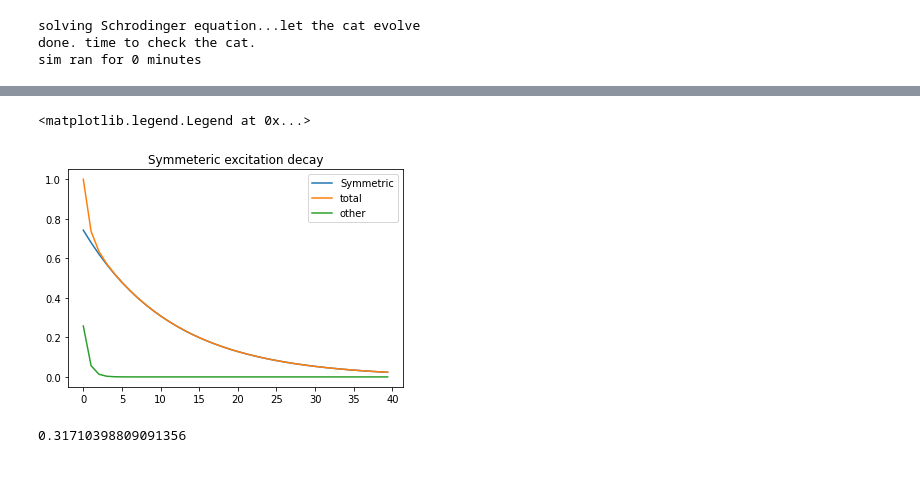
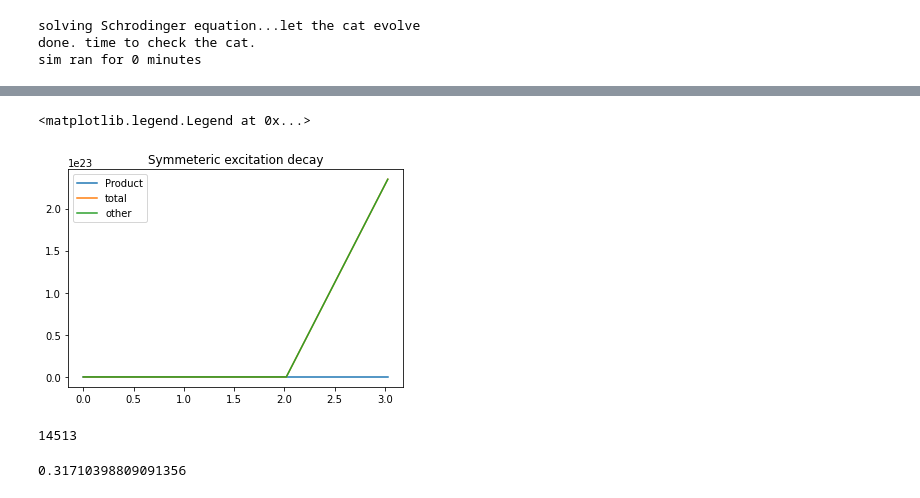
Before and after one commit to prhuft/ordered-atom-arrays, a Jupyter notebook: collective_radiance_tests.ipynb, the cells around one changed output, grey strips where cells are left out. Saved outputs shown, nothing was run; the diff lists cells and outputs as text; code cells hidden in the pictures.

Commit message:
assorted plots, more attempts to get stable product decay soln

```diff
--- a/collective_radiance_tests.ipynb
+++ b/collective_radiance_tests.ipynb
@@ -56,9 +56,10 @@ egen = eye(3) # generic basis set
 ecart = [array([1,0,-1])/sqrt(2),
          -1j*array([1,0,1])/sqrt(2),
          array([0,1,0])]
-# matelem = ee*a0
-# gamma = matelem**2*k**3/(6*pi*e0)
-gamma = 1
+matelem = ee*a0
+gamma = matelem**2*k**3/(6*hbar*pi*e0)
+quantum = (2*pi*c/lmbda)/gamma # energy in units gamma
+gamma = 1 # gamma in units gamma
 
 r = lambda i,j: array([0,
                        mod(j,sqrt(atomnum)) - mod(i,sqrt(atomnum)),
@@ -374,24 +397,7 @@ pmode = ArrayMode(pvec, "Product", 'green')
 # %%
-## params
-unitp = egen[0] # atom polarization
-d = 0.75
-tmin = 0
-tmax = 100
-numsteps = 100
-tsteps = linspace(tmin, tmax, numsteps)
-moi = fmode # mode of interest
-
-## setup initial state
-exc_idcs = array([[center_idx+i+j for i in [-sqrt(atomnum), 0, sqrt(atomnum)]]
-       for j in [-1,0,1]],int).flatten()
-psi0 = full(basisnum, 0, complex)
-psi0[exc_idcs] = 1/3
-
-# psi0 = pmode.vector
-soln = empty(len(tsteps),float)
-
 ## build the hamiltonian
 t0 = time()
+omega = (2*pi*c/lmbda)/1e6 #
 print("constructing hamiltonian...")
 hamiltonian = empty((basisnum, basisnum), complex)
 for i in range(atomnum):
@@ -413,7 +419,7 @@ for i in range(atomnum, basisnum):
                 u = lmbda*d*r(*pair)
             hamiltonian[i,j] = 6*pi*gamma*dot(unitp, gdotp(u, unitp))/k
         else:
-            hamiltonian[i,j] = 1j*gamma
+            hamiltonian[i,j] = -10 + 1j*gamma
 print(f"constructed hamiltonian in {int(floor((time()-t0)/60))} minutes")
 
 assert hamiltonian.shape == (basisnum,basisnum)
@@ -436,9 +443,10 @@ tmode = ArrayMode(evecs[:,max_idx],moi.name,moi.color)
 # %%
-## set up and solve time evolution
+## set up and solve time evolution - try solving in chunks to debug
 dpsi = lambda t,state: 1j*dot(hamiltonian,state)
+stop = 5
 t0 = time()
 print("solving Schrodinger equation...let the cat evolve")
-soln = solve_ivp(dpsi,[tmin,tmax],psi0,t_eval=tsteps,vectorized=True)
+soln = solve_ivp(dpsi,[tmin,tsteps[stop]],psi0,t_eval=tsteps[:stop],vectorized=True,method='BDF')
 print("done. time to check the cat.")
 print(f"sim ran for {int(floor((time()-t0)/60))} minutes")
 
@@ -449,6 +457,7 @@ solving Schrodinger equation...let the cat evolve
 done. time to check the cat.
 sim ran for 0 minutes
 # %%
+numsteps = len(vecsoln)
 modesoln = empty(numsteps, float) # population in mode of interest
 totalsoln = empty(numsteps, float) # total population
 
@@ -477,14 +474,18 @@ abs()
 # %%
+stop = -1
 fig,ax = plt.subplots()
-stop = 40
 for s,l in zip(solnlist, ylabels):
-    ax.plot(tsteps[:stop],s[:stop],label=l)
+    ax.plot(soln.t[:stop],s[:stop],label=l)
 
 ax.set_title('Symmeteric excitation decay')
 ax.legend()
 # %% [output]
 <matplotlib.legend.Legend at 0x...>
-[figure, old version]
+[figure, new version]
+# %%
+len(soln.t)
+# %% [output]
+14513
 # %%
 # retrieve of vector solution from file
 fname = 'soln_prod_decay_5x5_grid_20201129_16_53_58.csv'
```
Also changed, not shown: parts of 6 cells of this notebook, 14 other files.
